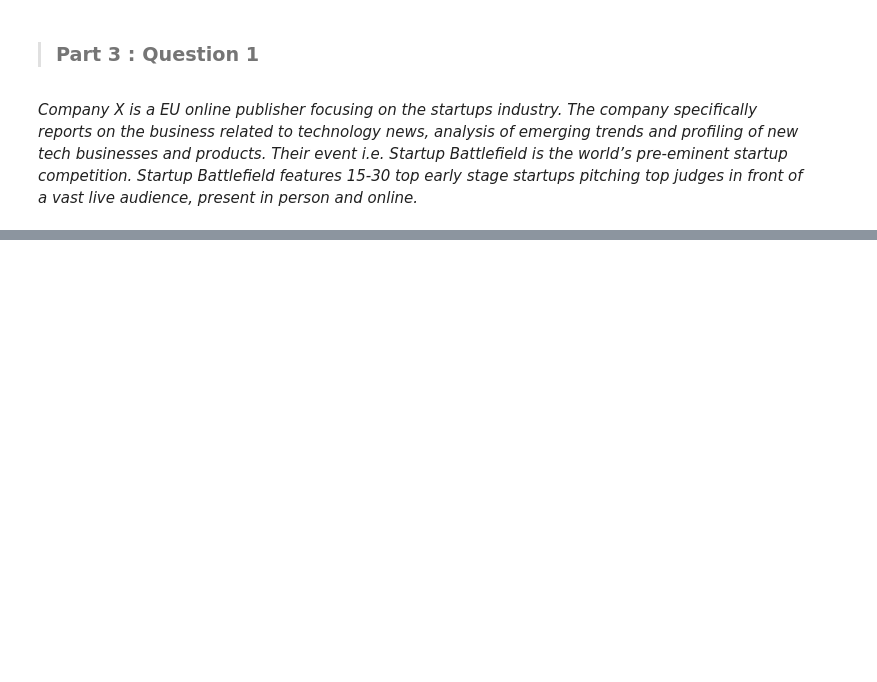
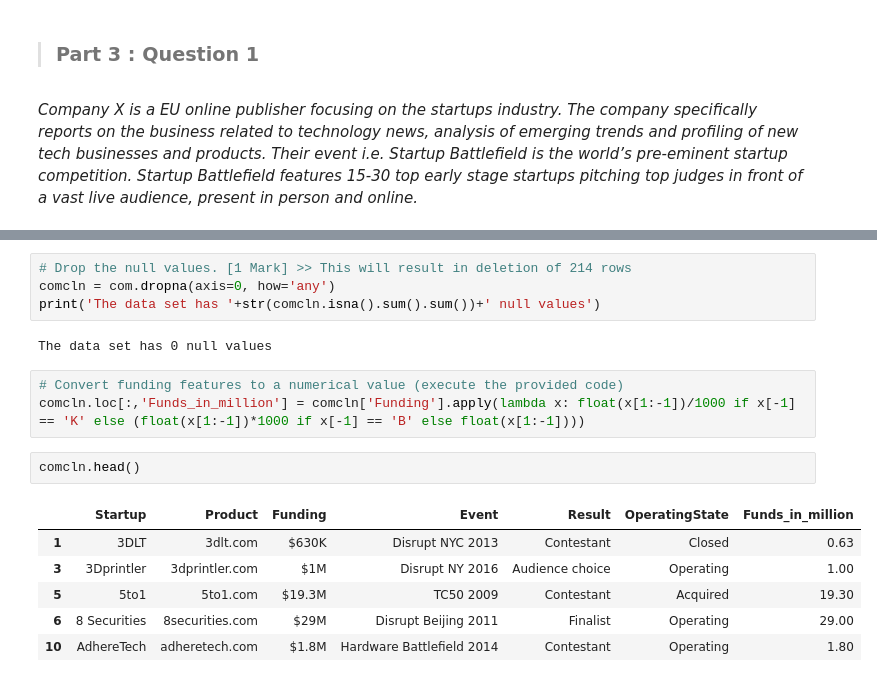
Before and after one commit to nishantkapps/aiml-projects, a Jupyter notebook: Stats_Project.ipynb, the cells around one changed output, grey strips where cells are left out. Saved outputs shown, nothing was run; the diff lists cells and outputs as text; blank space fills up the shorter version.

```diff
--- a/Stats_Project.ipynb
+++ b/Stats_Project.ipynb
@@ -504,0 +570,18 @@ For better analysis, the following corrections can be made
+# %%
+# Drop the null values. [1 Mark] >> This will result in deletion of 214 rows
+comcln = com.dropna(axis=0, how='any')
+print('The data set has '+str(comcln.isna().sum().sum())+' null values')
+# %% [output]
+The data set has 0 null values
+# %%
+# Convert funding features to a numerical value (execute the provided code)
+comcln.loc[:,'Funds_in_million'] = comcln['Funding'].apply(lambda x: float(x[1:-1])/1000 if x[-1] == 'K' else (float(x[1:-1])*1000 if x[-1] == 'B' else float(x[1:-1])))
+# %%
+comcln.head()
+# %% [output]
+|  | Startup | Product | Funding | Event | Result | OperatingState | Funds_in_million |
+| 1 | 3DLT | 3dlt.com | $630K | Disrupt NYC 2013 | Contestant | Closed | 0.63 |
+| 3 | 3Dprintler | 3dprintler.com | $1M | Disrupt NY 2016 | Audience choice | Operating | 1.00 |
+| 5 | 5to1 | 5to1.com | $19.3M | TC50 2009 | Contestant | Acquired | 19.30 |
+| 6 | 8 Securities | 8securities.com | $29M | Disrupt Beijing 2011 | Finalist | Operating | 29.00 |
+| 10 | AdhereTech | adheretech.com | $1.8M | Hardware Battlefield 2014 | Contestant | Operating | 1.80 |
```
Also changed, not shown: parts of 21 cells of this notebook.
